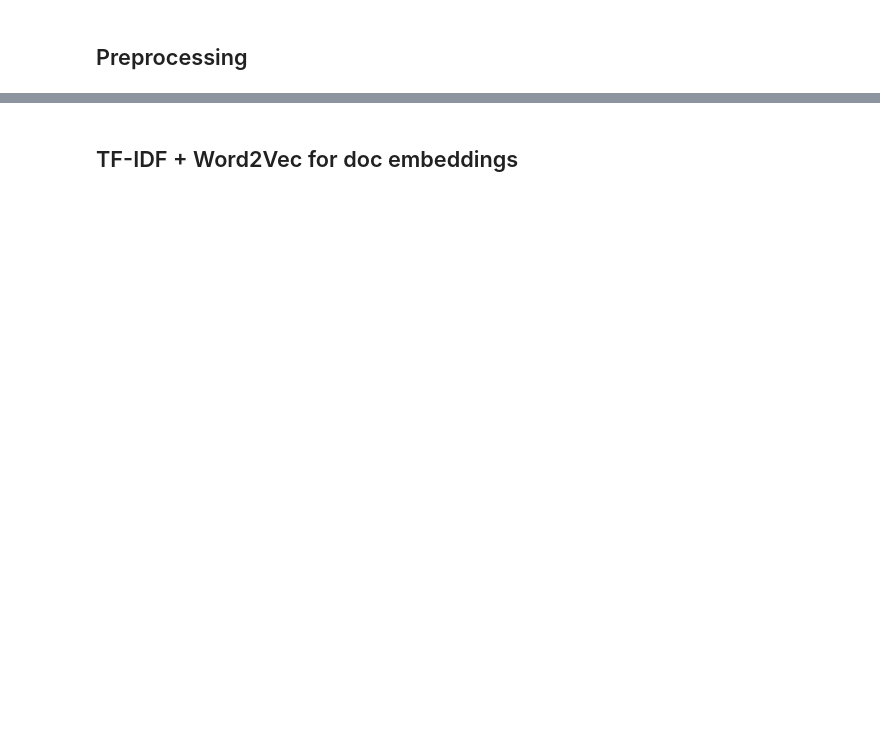
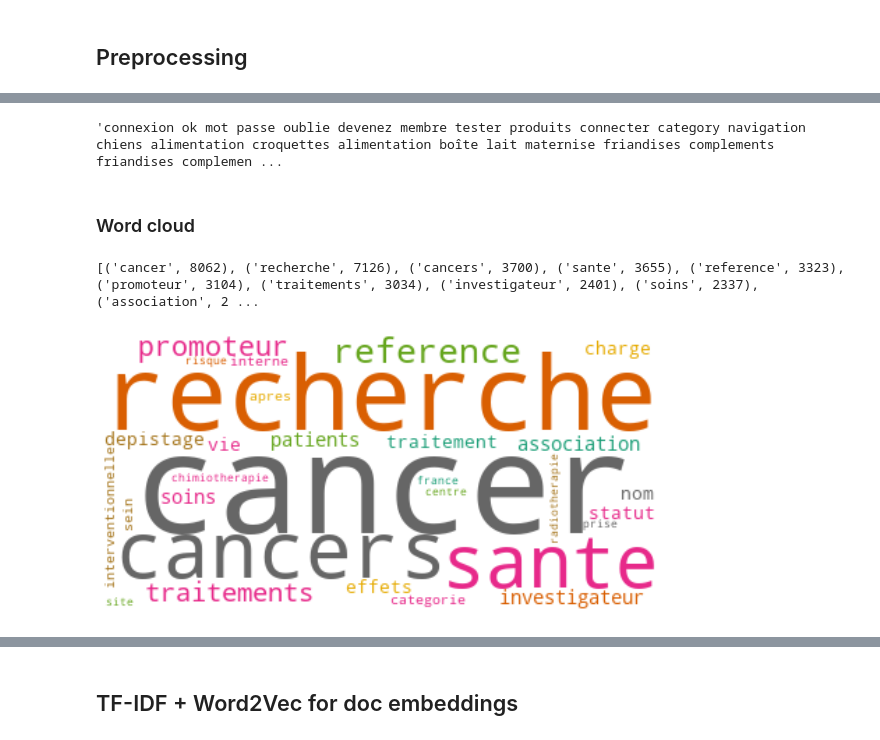
Before and after one commit to karray3000/ALTEGRAD-Challenge, a Jupyter notebook: models/doc_embedding/Doc embeddings.ipynb, the cells around one changed output, grey strips where cells are left out. Drawn from its saved outputs; the diff is of its cells as text; code cells hidden in the pictures; blank space fills up the shorter version.

```diff
--- a/models/doc_embedding/Doc embeddings.ipynb
+++ b/models/doc_embedding/Doc embeddings.ipynb
@@ -224,0 +309,4 @@ data_test = full_preprocessing(data_test, 'test_clean.csv.zip')
+# %%
+#data_train_grouped = data_train.groupby('category').agg({'text':'concat'})
+data_train['category'] = data_train['category'].astype('category')
+data_train['category'].cat.categories
@@ -224,0 +318,3 @@ data_test = full_preprocessing(data_test, 'test_clean.csv.zip')
+# %%
+data_train_by_category = data_train.groupby('category').agg({'text':'sum'})
+data_train_by_category
@@ -224,0 +332,37 @@ data_test = full_preprocessing(data_test, 'test_clean.csv.zip')
+# %%
+text_business_finance = data_train_by_category['text']['business/finance']
+text_entertainment = data_train_by_category['text']['entertainment']
+text_health_medical = data_train_by_category['text']['health/medical']
+text_tech_science= data_train_by_category['text']['tech/science']
+text_sports = data_train_by_category['text']['sports']
+text_news_press = data_train_by_category['text']['news/press']
+text_politics_law = data_train_by_category['text']['politics/government/law']
+# %%
+text_business_finance[:500]
+# %% [output]
+'connexion ok mot passe oublie devenez membre tester produits connecter category navigation chiens alimentation croquettes alimentation boîte lait maternise friandises complements friandises complemen ...
+# %% [markdown]
+### Word cloud
+# %%
+#Let's visualize the word cloud of 30 most frequent words
+def word_cloud(text):
+    frequency = Counter()
+
+    for word in text.strip().split():
+        frequency[word] +=1
+
+    wordcloud = WordCloud(max_font_size=100, max_words=30,background_color="white", colormap="Dark2")
+    wordcloud.generate_from_frequencies(frequencies = frequency)
+    plt.figure(figsize=(10,6))
+    plt.imshow(wordcloud, interpolation="bilinear")
+    plt.axis("off")
+    plt.show()
+# %%
+most_50_freq(text_health_medical)
+# %% [output]
+[('cancer', 8062), ('recherche', 7126), ('cancers', 3700), ('sante', 3655), ('reference', 3323), ('promoteur', 3104), ('traitements', 3034), ('investigateur', 2401), ('soins', 2337), ('association', 2 ...
+# %%
+
+word_cloud(text_health_medical)
+# %% [output]
+[figure, added]
```
Also changed, not shown: parts of 26 cells of this notebook.
